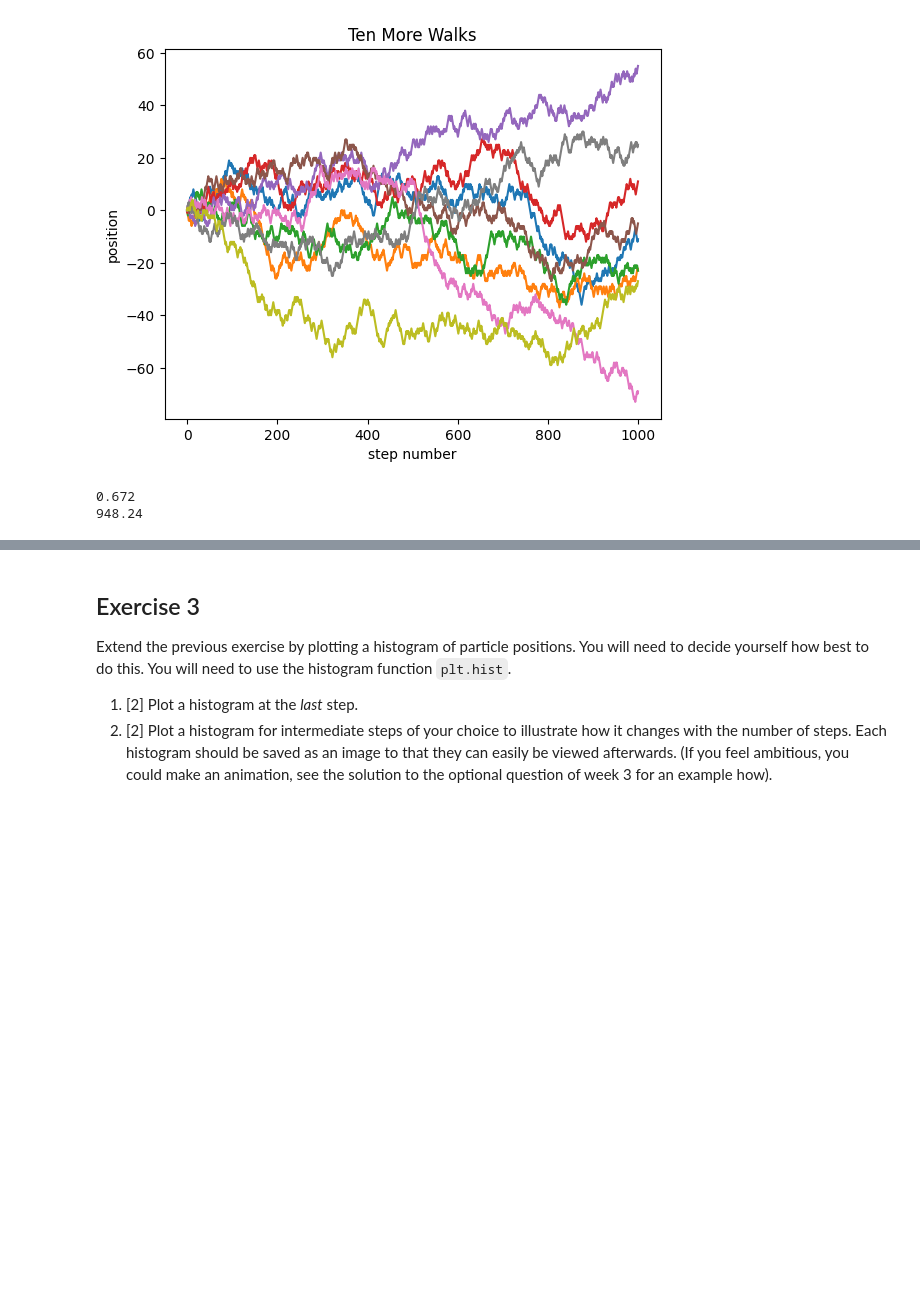
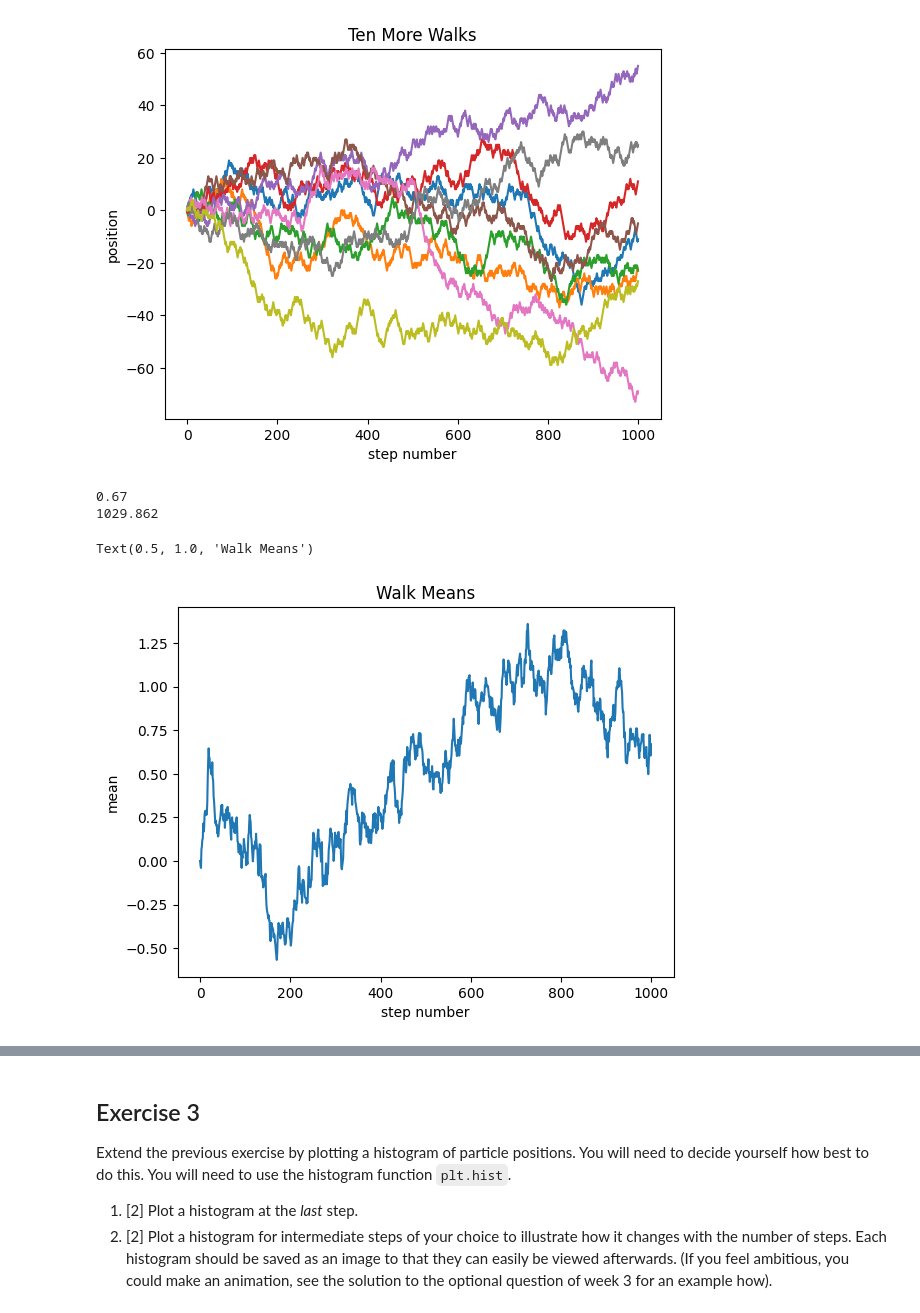
Before and after one commit to PX2145-2025/week-7-b-matthew-millward, a Jupyter notebook: Random_walk.ipynb, the cells around one changed output, grey strips where cells are left out. Drawn from its saved outputs; the diff is of its cells as text; code cells hidden in the pictures; blank space fills up the shorter version.

```diff
--- a/Random_walk.ipynb
+++ b/Random_walk.ipynb
@@ -143,14 +143,17 @@ def sqmean(array,step,length):
 part2 = particles(1000,500)
 for num in range (1,500):
   part2[:,num] = walk(1000)
-print(plotmean(part2,999,500)[-1])
-print(sqmean(part2,999,500)[-1])
+print(plotmean(part2,1000,500)[-1])
+print(sqmean(part2,1000,500)[-1])
 # %% [output]
-0.672
-948.24
+0.67
+1029.862
 # %%
 #3)
-plt.plot
+plt.plot(stepn,plotmean(part2,1000,500))
 plt.xlabel('step number')
-plt.ylabel('position')
-plt.title('Ten More Walks')
+plt.ylabel('mean')
+plt.title('Walk Means')
+# %% [output]
+Text(0.5, 1.0, 'Walk Means')
+[figure, added]
```
Also changed, not shown: parts of 4 cells of this notebook.
